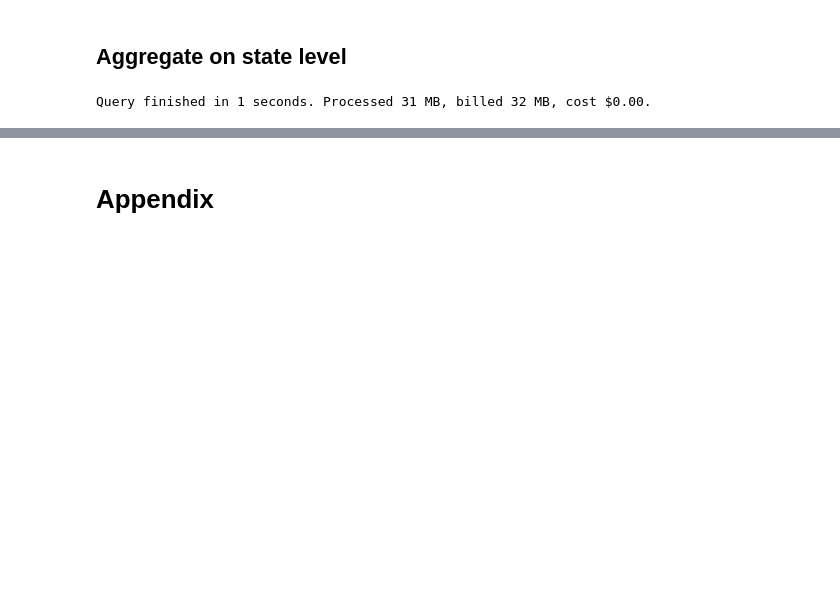
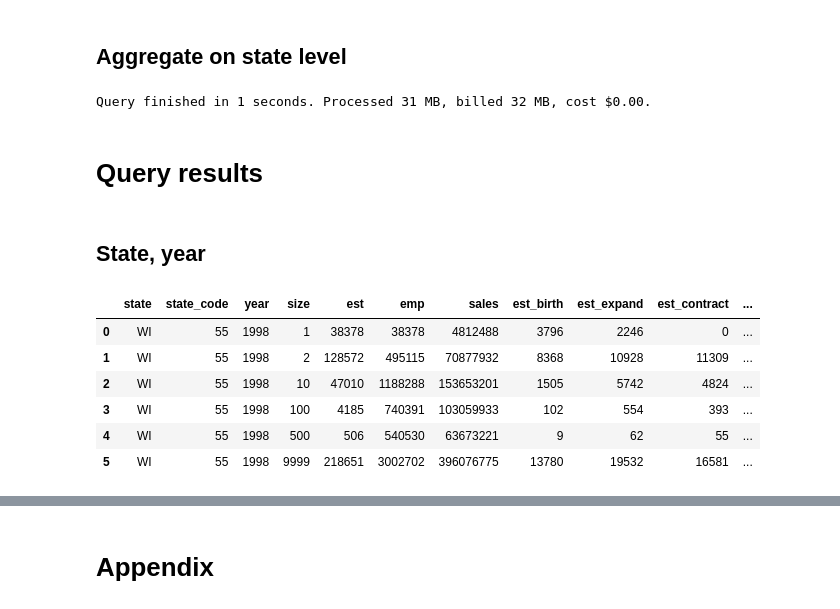
Before and after one commit to antonbabkin/infogroup, a Jupyter notebook: yts/yts_to_bq.ipynb, the cells around one changed output, grey strips where cells are left out. Drawn from its saved outputs; the diff is of its cells as text; code cells hidden in the pictures; blank space fills up the shorter version.

```diff
--- a/yts/yts_to_bq.ipynb
+++ b/yts/yts_to_bq.ipynb
@@ -49,11 +55,12 @@ from google.cloud import storage, bigquery
 # %%
 # BQ parameters
 client = bigquery.Client()
-wide_table_ref = client.dataset('yts').table('wide')
-long_table_ref = client.dataset('yts').table('long')
-lag_table_ref = client.dataset('yts').table('lag')
-fips_table_ref = client.dataset('yts').table('fips')
-state_table_ref = client.dataset('yts').table('state')
+dataset = client.dataset('yts_sl')
+wide_table_ref = dataset.table('wide')
+long_table_ref = dataset.table('long')
+lag_table_ref = dataset.table('lag')
+fips_table_ref = dataset.table('fips')
+state_table_ref = dataset.table('state')
 wide_table_path = wide_table_ref.dataset_id + '.' + wide_table_ref.table_id
 long_table_path = long_table_ref.dataset_id + '.' + long_table_ref.table_id
 lag_table_path = lag_table_ref.dataset_id + '.' + lag_table_ref.table_id
@@ -385,4 +392,49 @@ _ = query_job.result()
 query_report(query_job, t)
 # %% [output]
 Query finished in 1 seconds. Processed 31 MB, billed 32 MB, cost $0.00.
+# %% [markdown]
+# Query results
+# %% [markdown]
+## State, year
+# %%
+query_state_year = '''
+SELECT *
+FROM `{table}`
+WHERE state = '{st}' and year = {y}
+'''.format(table=state_table_path, st='WI', y=1998)
+
+vars_total = ['est', 'emp', 'sales', 'est_birth', 'est_expand', 'est_contract', 'est_death', 'emp_birth', 'emp_contract', 'emp_expand', 'emp_death']
+query_agg = []
+for v in vars_total:
+    query_agg.append('  SUM(%s) as %s' % (v, v))
+query_agg = ',\n'.join(query_agg)
+
+query_total = '''
+SELECT
+  state, state_code, year,
+  9999 as size,
+{q_agg}
+FROM state_year
+GROUP BY state, state_code, year
+'''.format(q_agg=query_agg)
+
+query = '''
+WITH state_year AS ({q_state_year})
+SELECT * FROM state_year
+UNION ALL
+({q_total})
+ORDER BY size
+'''.format(q_state_year=query_state_year, q_total=query_total)
+
+df = pd.read_gbq(query, verbose=False, dialect='standard', project_id=client.project)
+
+df
+# %% [output]
+|  | state | state_code | year | size | est | emp | sales | est_birth | est_expand | est_contract | ... |
+| 0 | WI | 55 | 1998 | 1 | 38378 | 38378 | 4812488 | 3796 | 2246 | 0 | ... |
+| 1 | WI | 55 | 1998 | 2 | 128572 | 495115 | 70877932 | 8368 | 10928 | 11309 | ... |
+| 2 | WI | 55 | 1998 | 10 | 47010 | 1188288 | 153653201 | 1505 | 5742 | 4824 | ... |
+| 3 | WI | 55 | 1998 | 100 | 4185 | 740391 | 103059933 | 102 | 554 | 393 | ... |
+| 4 | WI | 55 | 1998 | 500 | 506 | 540530 | 63673221 | 9 | 62 | 55 | ... |
+| 5 | WI | 55 | 1998 | 9999 | 218651 | 3002702 | 396076775 | 13780 | 19532 | 16581 | ... |
 # %% [markdown]
```
Also changed, not shown: parts of 16 cells of this notebook.
